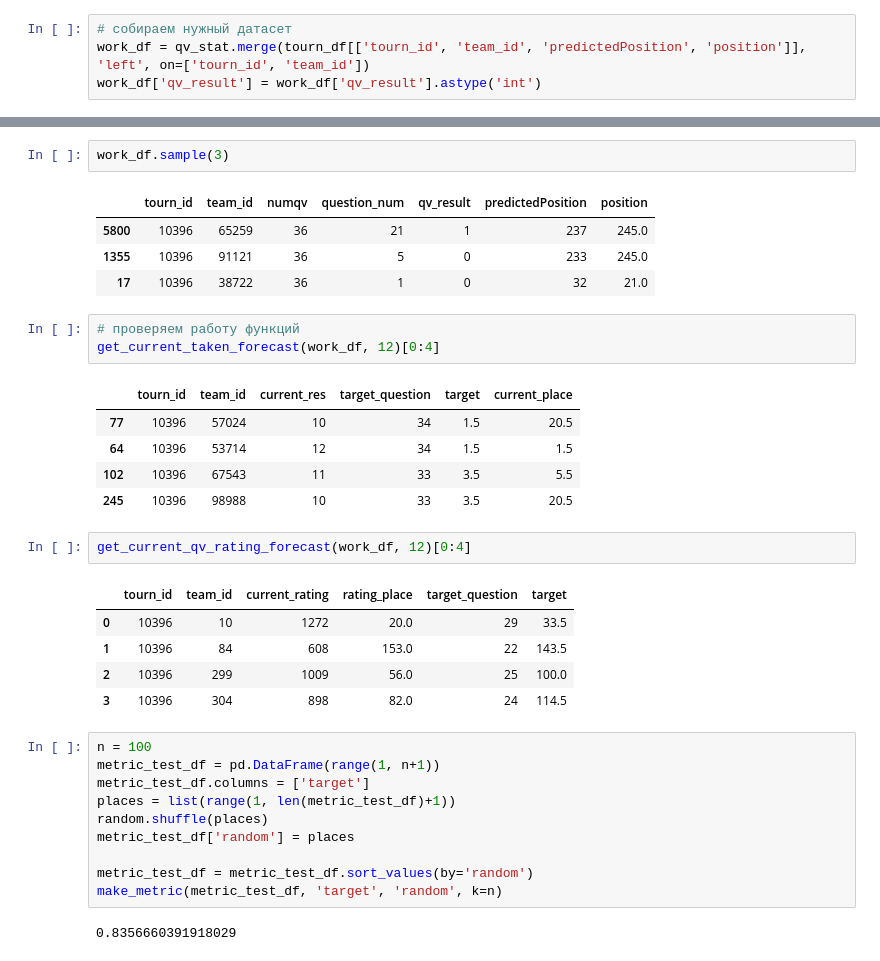
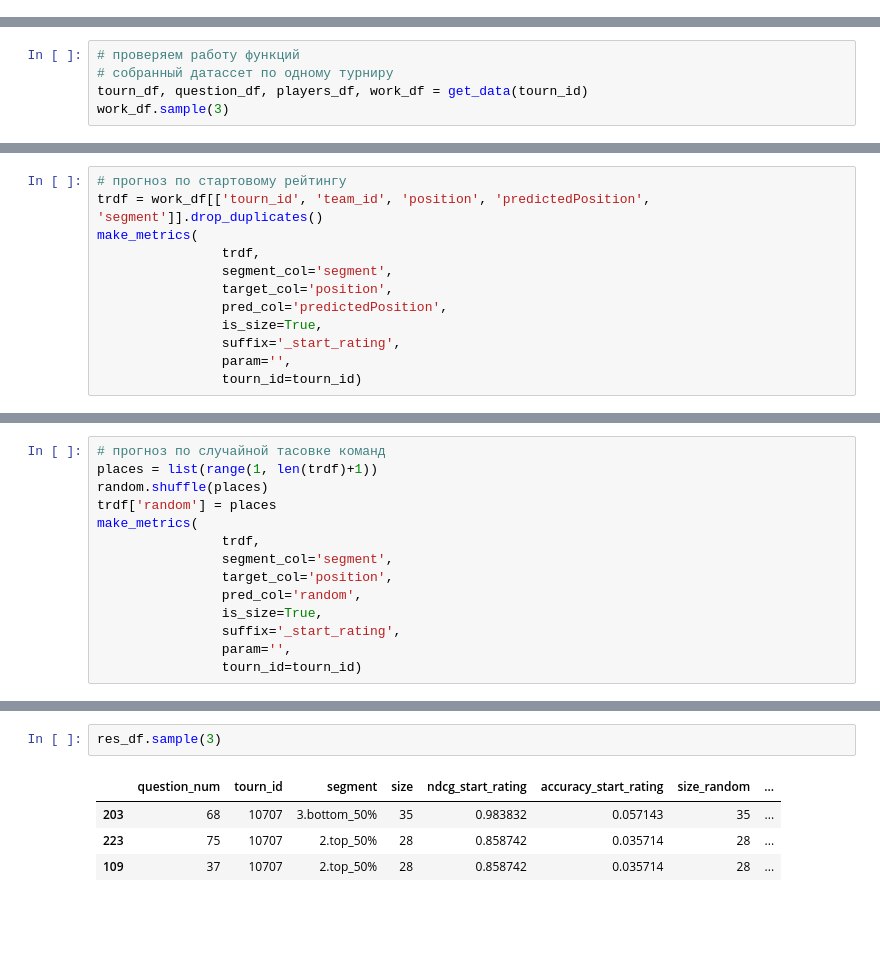
Before and after one commit to rosolimo212/chgk_results, a Jupyter notebook: per.ipynb, the cells around one changed output, grey strips where cells are left out. Cells and saved outputs as stored; diff of their text form; blank space fills up the shorter version.

```diff
--- a/per.ipynb
+++ b/per.ipynb
@@ -105,4 +21,0 @@ qv_stat = cha.tourn_stat(question_df)
-# %%
-# собираем нужный датасет
-work_df = qv_stat.merge(tourn_df[['tourn_id', 'team_id', 'predictedPosition', 'position']], 'left', on=['tourn_id', 'team_id'])
-work_df['qv_result'] = work_df['qv_result'].astype('int')
@@ -108,0 +169,5 @@ work_df['qv_result'] = work_df['qv_result'].astype('int')
+# %%
+# проверяем работу функций
+# собранный датассет по одному турниру
+tourn_df, question_df, players_df, work_df = get_data(tourn_id)
+work_df.sample(3)
@@ -108,0 +245,12 @@ work_df['qv_result'] = work_df['qv_result'].astype('int')
+# %%
+# прогноз по стартовому рейтингу
+trdf = work_df[['tourn_id', 'team_id', 'position', 'predictedPosition', 'segment']].drop_duplicates()
+make_metrics(
+                trdf,
+                segment_col='segment',
+                target_col='position',
+                pred_col='predictedPosition',
+                is_size=True,
+                suffix='_start_rating',
+                param='',
+                tourn_id=tourn_id)
@@ -108,0 +262,14 @@ work_df['qv_result'] = work_df['qv_result'].astype('int')
+# %%
+# прогноз по случайной тасовке команд
+places = list(range(1, len(trdf)+1))
+random.shuffle(places)
+trdf['random'] = places
+make_metrics(
+                trdf,
+                segment_col='segment',
+                target_col='position',
+                pred_col='random',
+                is_size=True,
+                suffix='_start_rating',
+                param='',
+                tourn_id=tourn_id)
@@ -109,36 +333,7 @@ work_df['qv_result'] = work_df['qv_result'].astype('int')
 # %%
-work_df.sample(3)
+res_df.sample(3)
 # %% [output]
-|  | tourn_id | team_id | numqv | question_num | qv_result | predictedPosition | position |
-| 5800 | 10396 | 65259 | 36 | 21 | 1 | 237 | 245.0 |
-| 1355 | 10396 | 91121 | 36 | 5 | 0 | 233 | 245.0 |
-| 17 | 10396 | 38722 | 36 | 1 | 0 | 32 | 21.0 |
+|  | question_num | tourn_id | segment | size | ndcg_start_rating | accuracy_start_rating | size_random | ... |
+| 203 | 68 | 10707 | 3.bottom_50% | 35 | 0.983832 | 0.057143 | 35 | ... |
+| 223 | 75 | 10707 | 2.top_50% | 28 | 0.858742 | 0.035714 | 28 | ... |
+| 109 | 37 | 10707 | 2.top_50% | 28 | 0.858742 | 0.035714 | 28 | ... |
-# %%
-# проверяем работу функций
-get_current_taken_forecast(work_df, 12)[0:4]
-# %% [output]
-|  | tourn_id | team_id | current_res | target_question | target | current_place |
-| 77 | 10396 | 57024 | 10 | 34 | 1.5 | 20.5 |
-| 64 | 10396 | 53714 | 12 | 34 | 1.5 | 1.5 |
-| 102 | 10396 | 67543 | 11 | 33 | 3.5 | 5.5 |
-| 245 | 10396 | 98988 | 10 | 33 | 3.5 | 20.5 |
-# %%
-get_current_qv_rating_forecast(work_df, 12)[0:4]
-# %% [output]
-|  | tourn_id | team_id | current_rating | rating_place | target_question | target |
-| 0 | 10396 | 10 | 1272 | 20.0 | 29 | 33.5 |
-| 1 | 10396 | 84 | 608 | 153.0 | 22 | 143.5 |
-| 2 | 10396 | 299 | 1009 | 56.0 | 25 | 100.0 |
-| 3 | 10396 | 304 | 898 | 82.0 | 24 | 114.5 |
-# %%
-n = 100
-metric_test_df = pd.DataFrame(range(1, n+1))
-metric_test_df.columns = ['target']
-places = list(range(1, len(metric_test_df)+1))
-random.shuffle(places)
-metric_test_df['random'] = places
-
-metric_test_df = metric_test_df.sort_values(by='random')
-make_metric(metric_test_df, 'target', 'random', k=n)
-# %% [output]
-0.8356660391918029
```
Also changed, not shown: parts of 19 cells of this notebook.
